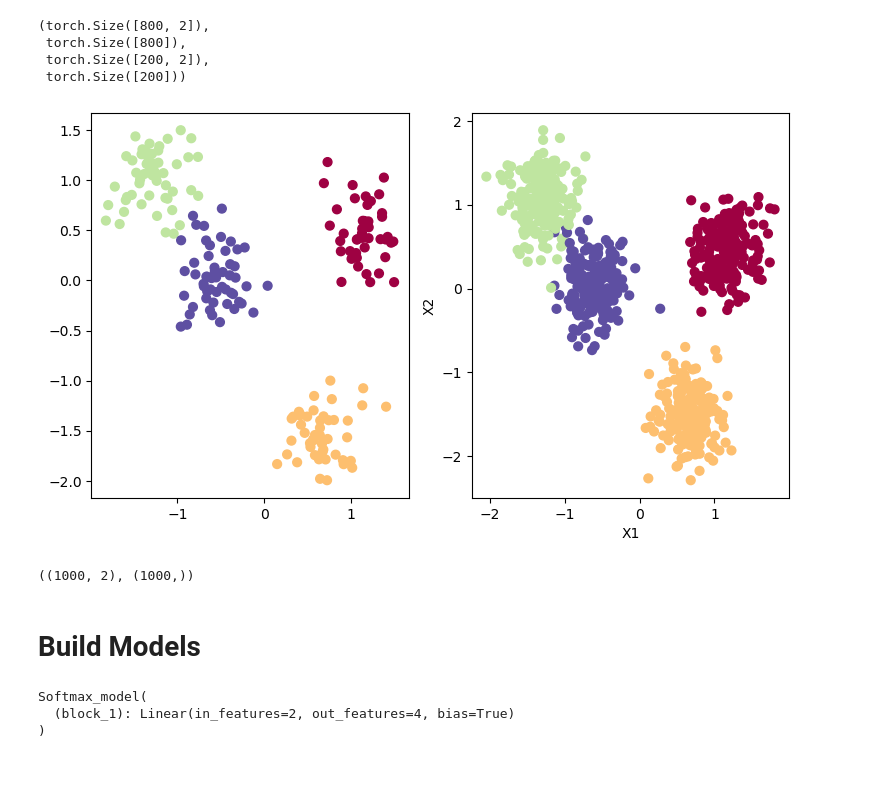
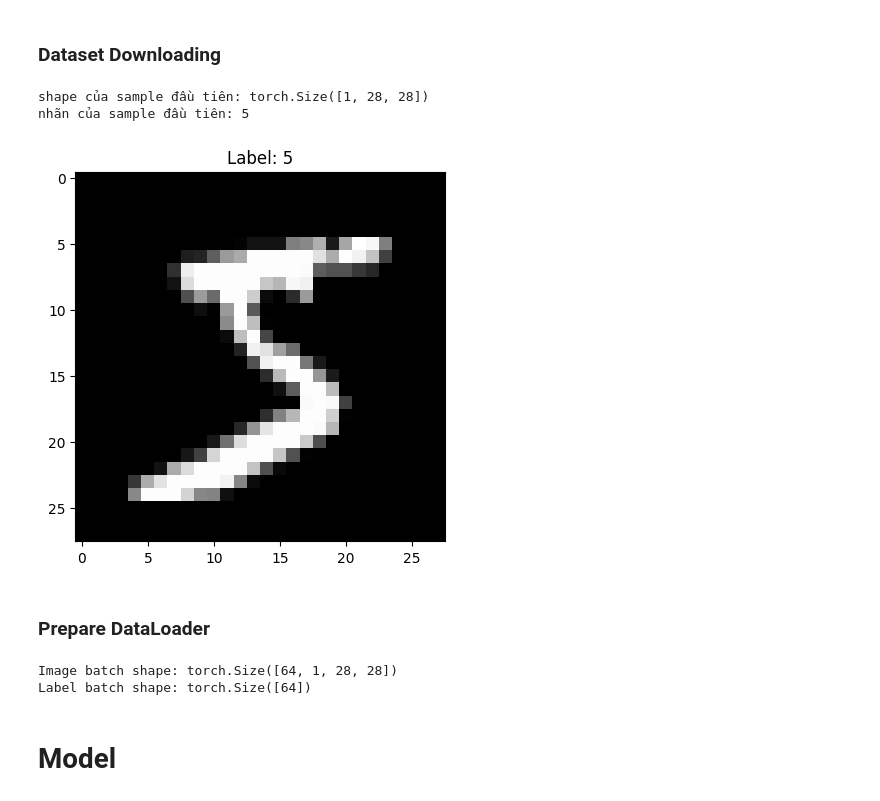
Before and after one commit to HongQuan1812/AIO2025, a Jupyter notebook: Module 5/NNET softmax-torch.ipynb, the cells around one changed output. Cells and saved outputs as stored; diff of their text form; code cells hidden in the pictures; blank space fills up the shorter version.

```diff
--- a/Module 5/NNET softmax-torch.ipynb
+++ b/Module 5/NNET softmax-torch.ipynb
@@ -32,27 +9,2 @@ X_test = scaler.transform(X_test)
-# %%
-X_train = torch.from_numpy(X_train).type(torch.float32)
-y_train = torch.from_numpy(y_train).type(torch.LongTensor)
-X_test = torch.from_numpy(X_test).type(torch.float32)
-y_test = torch.from_numpy(y_test).type(torch.LongTensor)
-X_train.shape, y_train.shape, X_test.shape, y_test.shape
-# %% [output]
-(torch.Size([800, 2]),
- torch.Size([800]),
- torch.Size([200, 2]),
- torch.Size([200]))
-# %%
-from sklearn.datasets import make_circles
-import matplotlib.pyplot as plt
-fig, ax = plt.subplots(1,2, figsize=(9, 5))
-
-ax[0].scatter(X_test[:, 0], X_test[:, 1], c = y_test, s = 40, cmap = plt.cm.Spectral)
-ax[1].scatter(X_train[:, 0], X_train[:, 1], c = y_train, s = 40, cmap = plt.cm.Spectral)
-plt.xlabel( 'X1')
-plt.ylabel( 'X2')
-plt.show()
-X.shape, y.shape
-# %% [output]
-[figure, removed]
-((1000, 2), (1000,))
-# %% [markdown]
-# Build Models
+# %% [markdown]
+### Dataset Downloading
@@ -59,18 +21,41 @@ X.shape, y.shape
+# %%
+print(f"shape của sample đầu tiên: {train_dataset[0][0].shape}")
+print(f"nhãn của sample đầu tiên: {train_dataset[0][1]}")
+
+plt.imshow(train_dataset[0][0].squeeze(), cmap="gray")
+plt.title(f"Label: {train_dataset[0][1]}")
+plt.show()
+# %% [output]
+shape của sample đầu tiên: torch.Size([1, 28, 28])
+nhãn của sample đầu tiên: 5
+[figure, added]
+# %% [markdown]
+### Prepare DataLoader
+# %%
+Batch_size = 64
+
+# Create DataLoader for training and testing
+train_loader = DataLoader(train_dataset, batch_size=Batch_size, shuffle=True)
+test_loader = DataLoader(test_dataset, batch_size=Batch_size, shuffle=False)
+
+# Get a batch of training data
+images, labels = next(iter(train_loader))
+
+print("Image batch shape:", images.shape)   # torch.Size([64, 1, 28, 28])
+print("Label batch shape:", labels.shape)   # torch.Size([64])
+# %% [output]
+Image batch shape: torch.Size([64, 1, 28, 28])
+Label batch shape: torch.Size([64])
+# %% [markdown]
+# Model
 # %%
-class Softmax_model(torch.nn.Module):
-    def __init__(self, input_dim, output_dim):
+class SoftmaxRegression(torch.nn.Module):
+    def __init__(self):
         super().__init__()
-        self.block_1 = torch.nn.Linear(input_dim, output_dim)
-
+        self.flatten = torch.nn.Flatten()
+        self.linear = torch.nn.Linear(28 * 28, 10)
 
     def forward(self, x):
-        z1 = self.block_1(x)
-        return z1
-
-model = Softmax_model(input_dim=2, output_dim=4)
-print(model)
+        x = self.flatten(x)
+        return self.linear(x)
-# %% [output]
-Softmax_model(
-  (block_1): Linear(in_features=2, out_features=4, bias=True)
-)
 # %%
```
Also changed, not shown: parts of 16 cells of this notebook, 9 other files.
